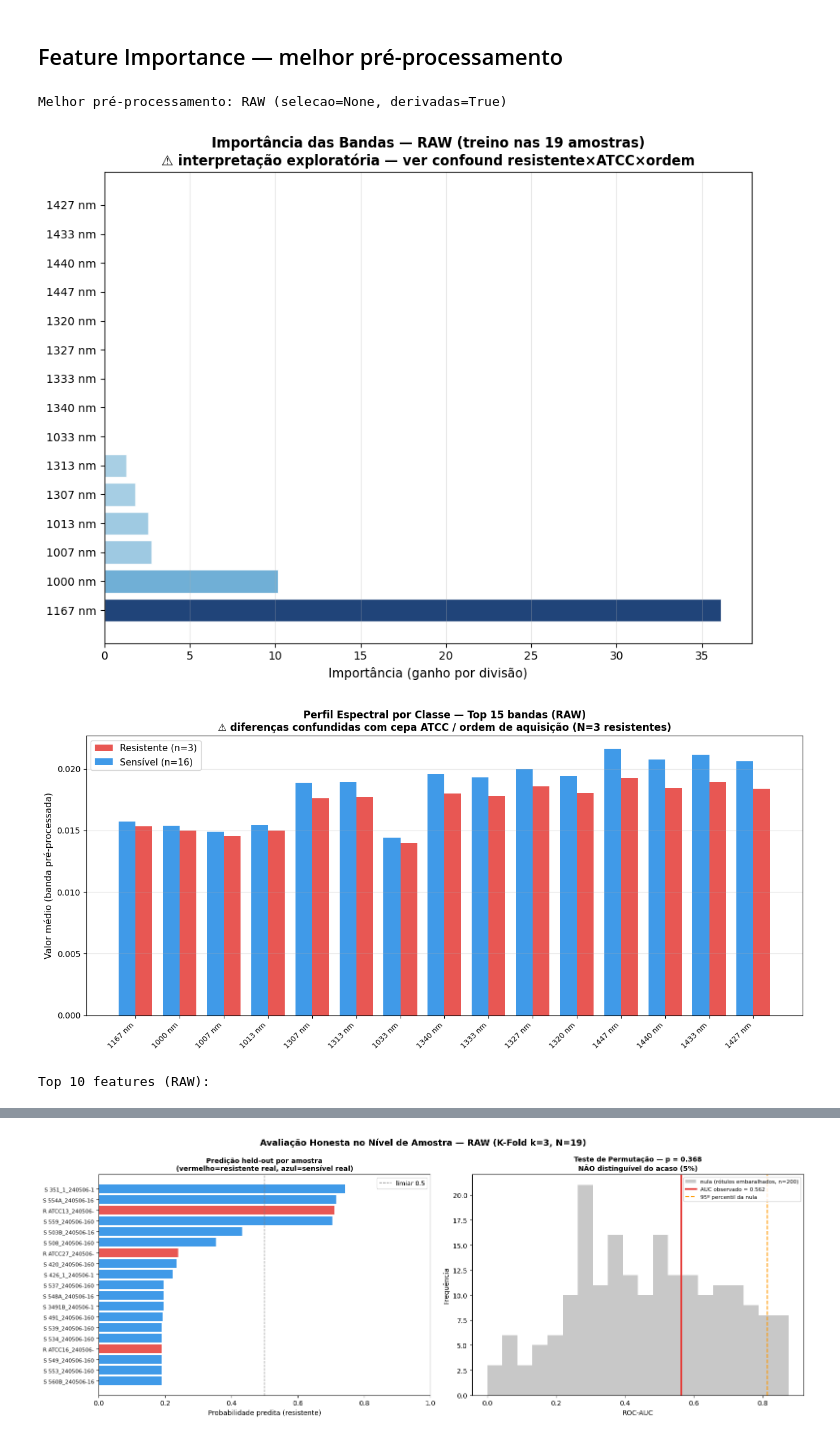
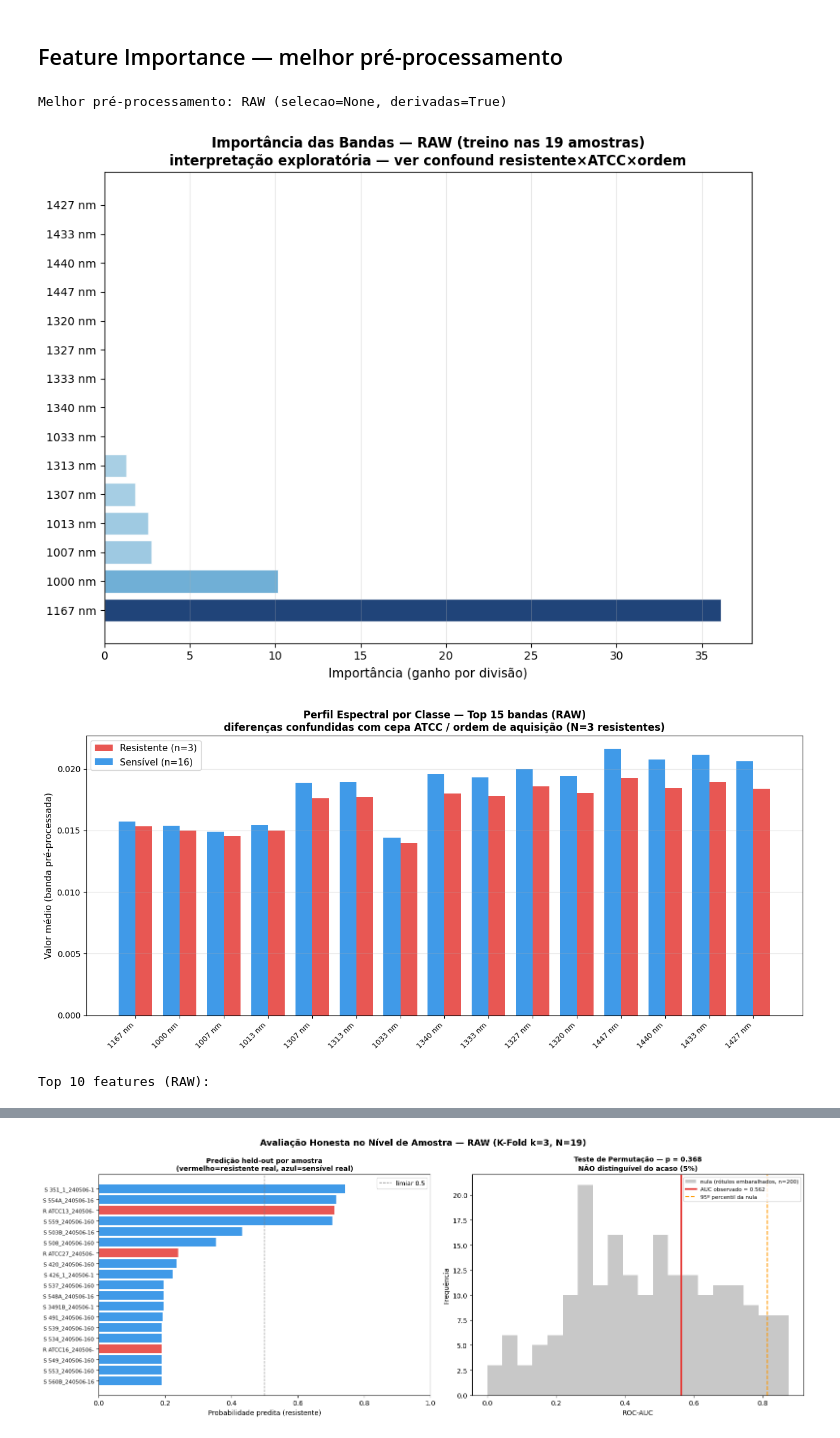
Before and after one commit to Athurgomes/IC-LightGBM, a Jupyter notebook: notebooks/08_modelo_final.ipynb, the cells around one changed output, grey strips where cells are left out. Cells and saved outputs as stored; diff of their text form; code cells hidden in the pictures.

```diff
--- a/notebooks/08_modelo_final.ipynb
+++ b/notebooks/08_modelo_final.ipynb
@@ -462,39 +462,39 @@ ax1.set_yticks(range(len(df_bandas)))
 ax1.set_yticklabels(df_bandas["label"].values[::-1], fontsize=10)
 ax1.set_xlabel("Importância (ganho por divisão)", fontsize=11)
 ax1.set_title(f"Importância das Bandas — {melhor_pre} (treino nas 19 amostras)\n"
-              f"⚠️ interpretação exploratória — ver confound resistente×ATCC×ordem",
+              f"interpretação exploratória — ver confound resistente×ATCC×ordem",
               fontsize=12, fontweight="bold")
 ax1.invert_yaxis(); ax1.grid(axis="x", alpha=0.3)
 plt.tight_layout()
 plt.savefig(OUTPUT_DIR / "feature_importance_bandas_nm.png", dpi=150, bbox_inches="tight")
 plt.show()
 
 # ── Figura 2: perfil espectral médio Resistente vs Sensível (top bandas) ─────
 top_feats = df_bandas["feature"].tolist()
 top_labels = df_bandas["label"].tolist()
 med_res = gold.loc[gold["target"] == 1, top_feats].mean().values
 med_sen = gold.loc[gold["target"] == 0, top_feats].mean().values
 
 x_pos = range(len(top_feats)); width = 0.38
 fig2, ax2 = plt.subplots(figsize=(13, 6))
 ax2.bar([p + width/2 for p in x_pos], med_res, width, label="Resistente (n=3)", color="#E53935", alpha=0.85)
 ax2.bar([p - width/2 for p in x_pos], med_sen, width, label="Sensível (n=16)",  color="#1E88E5", alpha=0.85)
 ax2.set_xticks(list(x_pos)); ax2.set_xticklabels(top_labels, rotation=45, ha="right", fontsize=9)
 ax2.set_ylabel("Valor médio (banda pré-processada)", fontsize=11)
 ax2.set_title(f"Perfil Espectral por Classe — Top {len(top_feats)} bandas ({melhor_pre})\n"
-              f"⚠️ diferenças confundidas com cepa ATCC / ordem de aquisição (N=3 resistentes)",
+              f"diferenças confundidas com cepa ATCC / ordem de aquisição (N=3 resistentes)",
               fontsize=12, fontweight="bold")
 ax2.legend(fontsize=11); ax2.grid(axis="y", alpha=0.3)
 plt.tight_layout()
 plt.savefig(OUTPUT_DIR / "feature_importance_resistente_vs_sensivel.png", dpi=150, bbox_inches="tight")
 plt.show()
 
 print(f"\nTop 10 features ({melhor_pre}):")
 display(df_fi[["label", "importance"]].head(10).round(2))
 # %% [output]
 Melhor pré-processamento: RAW (selecao=None, derivadas=True)
-[figure, old version]
+[figure, new version]
-[figure, old version]
+[figure, new version]
 Top 10 features (RAW):
 |  | label | importance |
 | 0 | deriv_77 | 328.43 |
```
Also changed, not shown: parts of 1 cell of this notebook.
